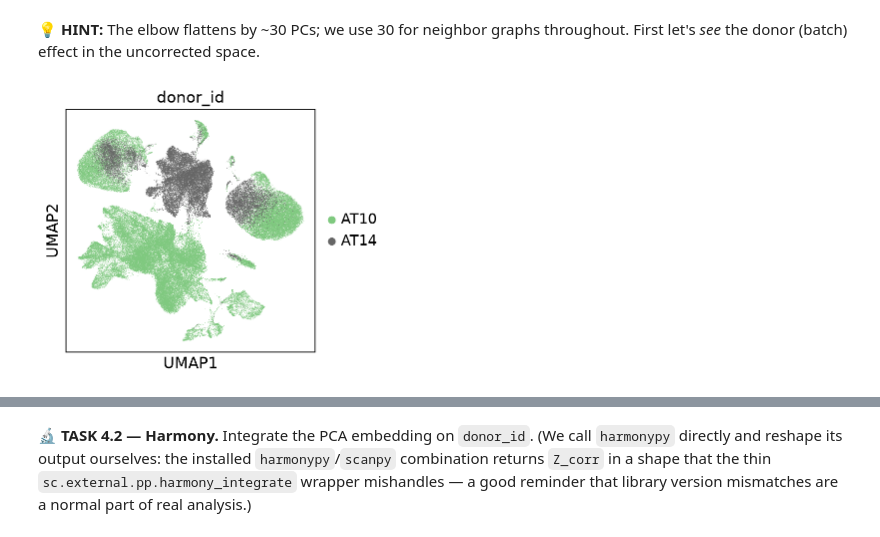
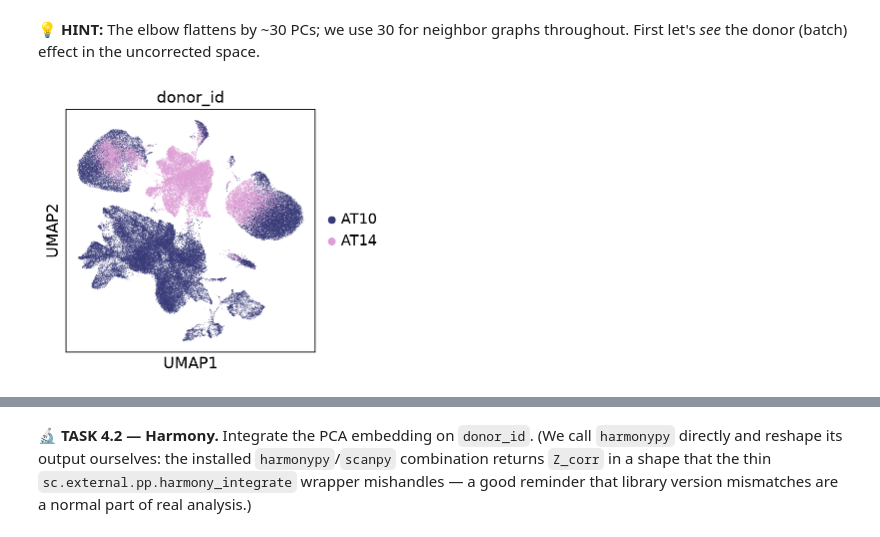
Before and after one commit to anaellle/gbm-space-c10, a Jupyter notebook: notebooks/level1/01_Anaelle.ipynb, the cells around one changed output, grey strips where cells are left out. Cells and saved outputs as stored; diff of their text form; code cells hidden in the pictures.

```diff
--- a/notebooks/level1/01_Anaelle.ipynb
+++ b/notebooks/level1/01_Anaelle.ipynb
@@ -511,6 +511,6 @@ sc.pp.neighbors(adata, n_pcs=30, use_rep='X_pca')
 sc.tl.umap(adata)
 # %%
 # plot the umap
-sc.pl.umap(adata, color='donor_id', palette="Accent")
+sc.pl.umap(adata, color='donor_id', palette="tab20b")
 # %% [output]
-[figure, old version]
+[figure, new version]
```
Also changed, not shown: parts of 11 cells of this notebook.
